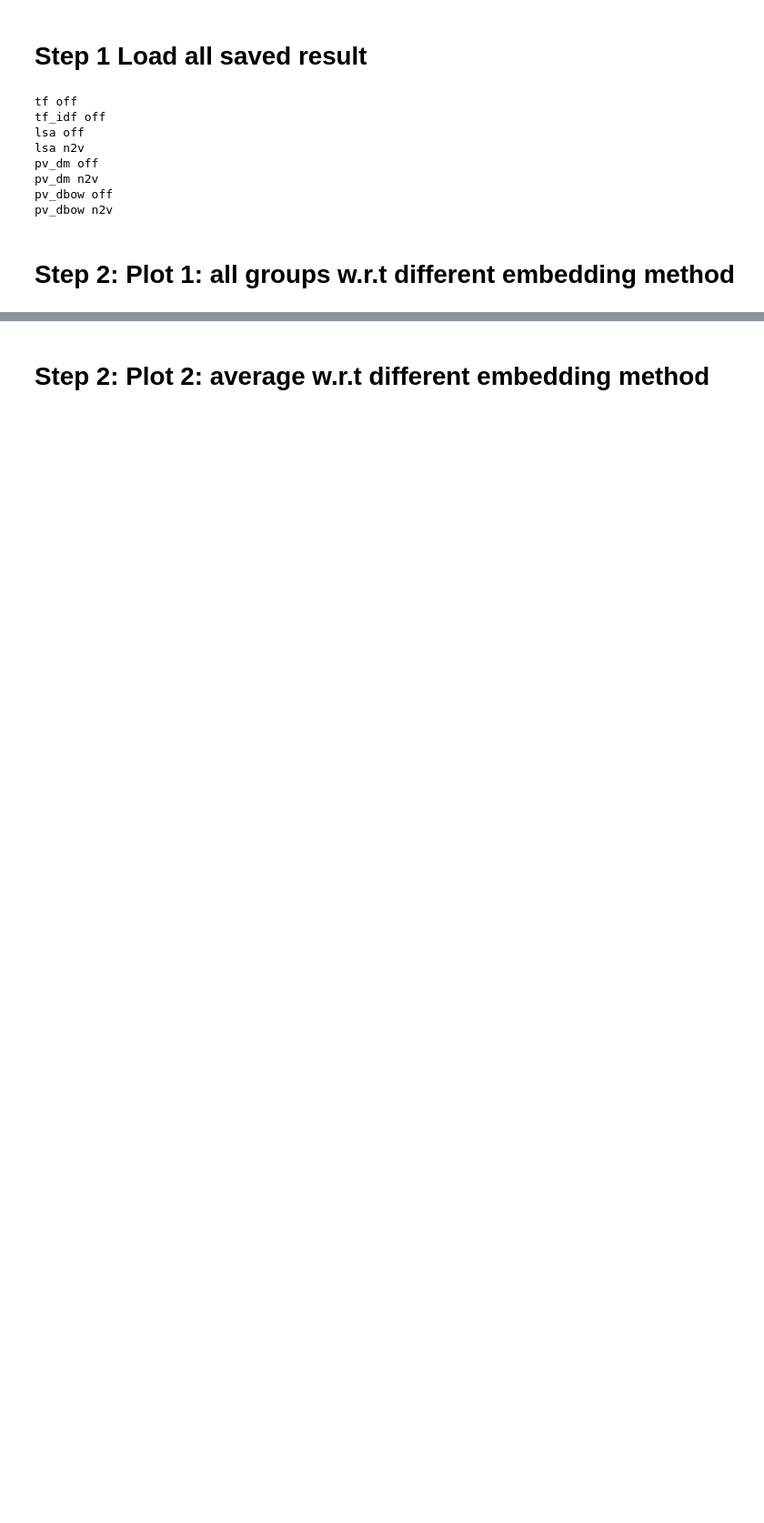
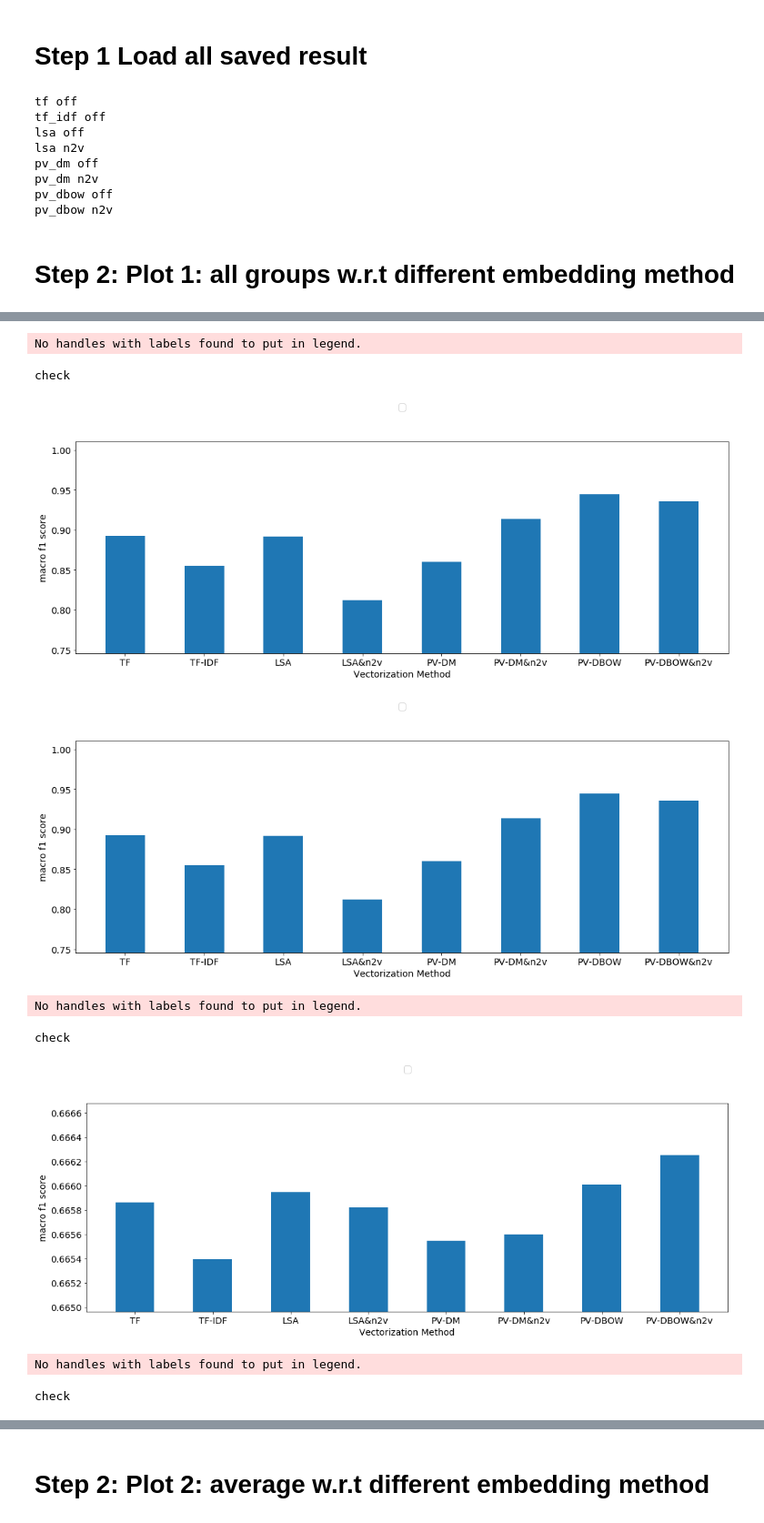
Before and after one commit to 123names/co-training, a Jupyter notebook: progscript/0_clustering_140k_emb/2.0_generate_plot.ipynb, the cells around one changed output, grey strips where cells are left out. Shown at 91% size. Cells and saved outputs as stored; diff of their text form; code cells hidden in the pictures; blank space fills up the shorter version.

```diff
--- a/progscript/0_clustering_140k_emb/2.0_generate_plot.ipynb
+++ b/progscript/0_clustering_140k_emb/2.0_generate_plot.ipynb
@@ -200,0 +203,35 @@ check
+# %%
+import math
+import matplotlib.pyplot as plt
+plt.rcParams.update({'font.size': 14})
+
+figsize = (18, 6)
+
+for method,result in all_dataset_mean_result_clusterwise.items():
+    fig, ax = plt.subplots(figsize=figsize)
+    low = min(result)
+    high = max(result)
+    plt.ylim([low-0.5*(high-low), high+0.5*(high-low)])
+    plt.bar(embedding_methods, result, width=0.5)
+    legend=ax.legend(loc='upper center', bbox_to_anchor=(0.5, 1.2),ncol=4)
+    ax.autoscale_view()
+    plt.xlabel('Vectorization Method')
+    plt.ylabel('macro f1 score')
+    try:
+        print("check")
+        plt.savefig(fname=fig_save_path+"average_filter="+str(filter_size)+"_"+method+".png",dpi=200,bbox_extra_artists=(legend,), bbox_inches='tight')
+    except:
+        if not os.path.exists(fig_save_path):
+            os.makedirs(fig_save_path)
+        plt.savefig(fname=fig_save_path+"average_filter="+str(filter_size)+"_"+method+".png",dpi=200,bbox_extra_artists=(legend,), bbox_inches='tight')
+    plt.show()
+# %% [output]
+No handles with labels found to put in legend.
+check
+[figure, added]
+[figure, added]
+No handles with labels found to put in legend.
+check
+[figure, added]
+No handles with labels found to put in legend.
+check
```
Also changed, not shown: parts of 10 cells of this notebook, 1 other file.
